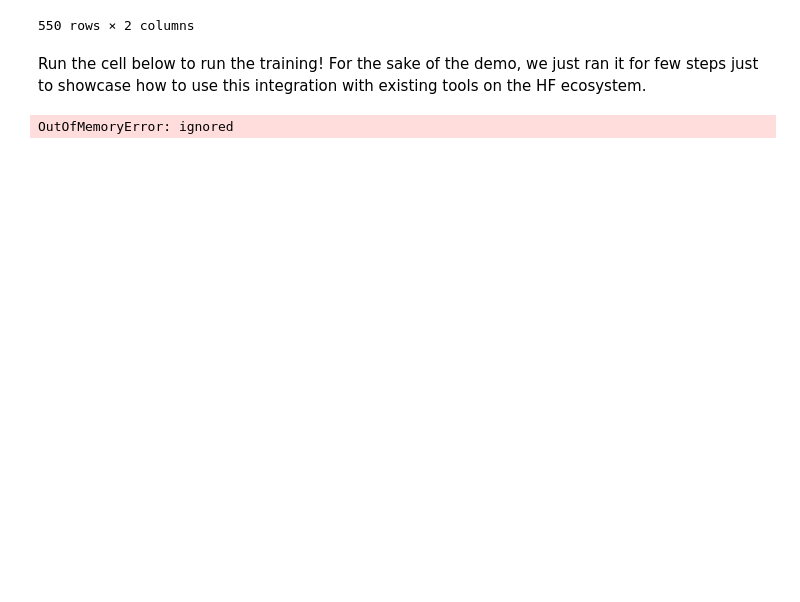
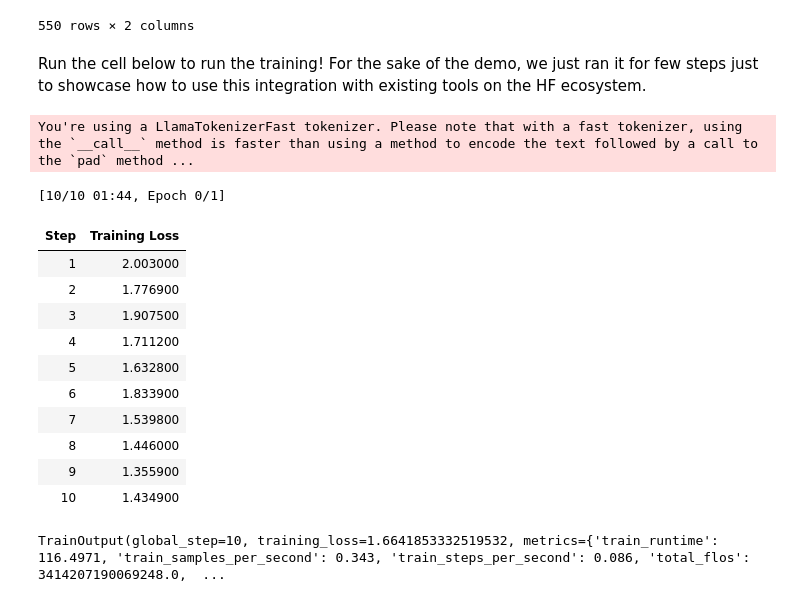
Before and after one commit to pcadmanbosse/cs224u, a Jupyter notebook: bnb_4bit_training.ipynb, the cells around one changed output. Drawn from its saved outputs; the diff is of its cells as text; code cells hidden in the pictures; blank space fills up the shorter version.

```diff
--- a/bnb_4bit_training.ipynb
+++ b/bnb_4bit_training.ipynb
@@ -47,7 +44,7 @@ bnb_config = BitsAndBytesConfig(
     bnb_4bit_compute_dtype=torch.bfloat16
 )
 
-tokenizer = AutoTokenizer.from_pretrained(model_id)
+tokenizer = AutoTokenizer.from_pretrained(model_id, padding_side="left")
 model = AutoModelForCausalLM.from_pretrained(model_id, quantization_config=bnb_config, device_map={"":0})
 # %% [markdown]
 Then we have to apply some preprocessing to the model to prepare it for training. For that use the `prepare_model_for_kbit_training` method from PEFT.
@@ -155,35 +164,48 @@ training_arguments = transformers.TrainingArguments(
 peft_config = LoraConfig(
     lora_alpha=16,
     lora_dropout=0.1,
     r=64,
     target_modules=[
         "q_proj",
         "k_proj",
         "v_proj",
         "o_proj",
         "gate_proj",
         "up_proj",
         "down_proj",
         "lm_head",
     ],
     bias="none",
     task_type="CAUSAL_LM",
 )
 trainer = SFTTrainer(
     model=model,
     train_dataset=training_ds,
     peft_config=peft_config,
     dataset_text_field="text",
-    max_seq_length=4048,  # You can specify the maximum sequence length here
+    max_seq_length=2000,  # You can specify the maximum sequence length here
     tokenizer=tokenizer,
     args=training_arguments,
     packing=False,
 )
 
 model.config.use_cache = False  # silence the warnings. Please re-enable for inference!
 trainer.train()
 # %% [output]
-OutOfMemoryError: ignored
+You're using a LlamaTokenizerFast tokenizer. Please note that with a fast tokenizer, using the `__call__` method is faster than using a method to encode the text followed by a call to the `pad` method ...
+[10/10 01:44, Epoch 0/1]
+| Step | Training Loss |
+| 1 | 2.003000 |
+| 2 | 1.776900 |
+| 3 | 1.907500 |
+| 4 | 1.711200 |
+| 5 | 1.632800 |
+| 6 | 1.833900 |
+| 7 | 1.539800 |
+| 8 | 1.446000 |
+| 9 | 1.355900 |
+| 10 | 1.434900 |
+TrainOutput(global_step=10, training_loss=1.6641853332519532, metrics={'train_runtime': 116.4971, 'train_samples_per_second': 0.343, 'train_steps_per_second': 0.086, 'total_flos': 3414207190069248.0,  ...
 # %%
 train.iloc[0].text
 # %% [output]
```
Also changed, not shown: parts of 7 cells of this notebook.
